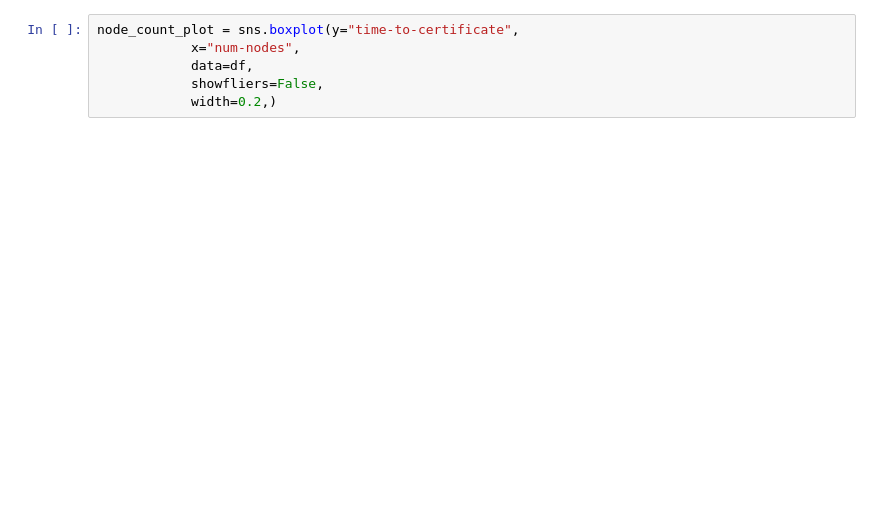
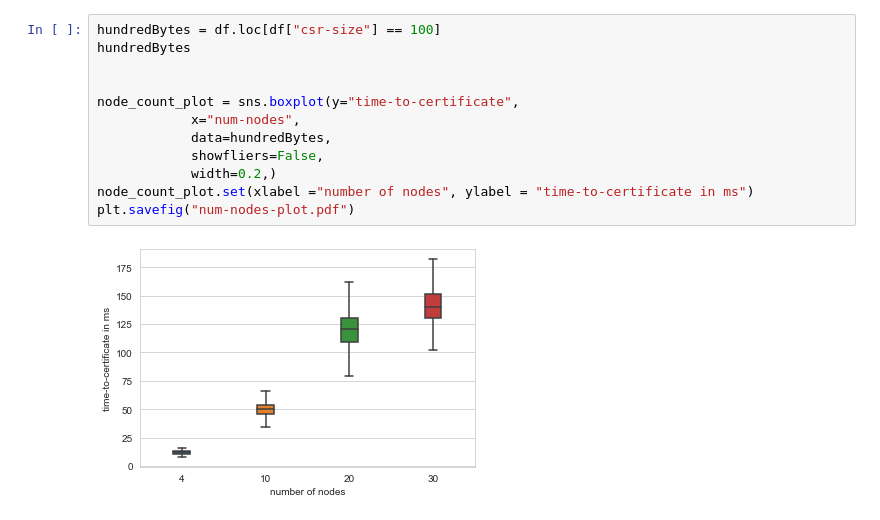
Before and after one commit to raphjaph/hotcertification, a Jupyter notebook: benchmark/plotting_test.ipynb, the cells around one changed output. Drawn from its saved outputs; the diff is of its cells as text; blank space fills up the shorter version.

```diff
--- a/benchmark/plotting_test.ipynb
+++ b/benchmark/plotting_test.ipynb
@@ -49,6 +52,14 @@ plt.show()
 # %%
+hundredBytes = df.loc[df["csr-size"] == 100]
+hundredBytes
+
+
 node_count_plot = sns.boxplot(y="time-to-certificate",
             x="num-nodes",
-            data=df,
+            data=hundredBytes,
             showfliers=False,
             width=0.2,)
+node_count_plot.set(xlabel ="number of nodes", ylabel = "time-to-certificate in ms")
+plt.savefig("num-nodes-plot.pdf")
+# %% [output]
+[figure, added]
```
Also changed, not shown: parts of 3 cells of this notebook, 2 other files.
